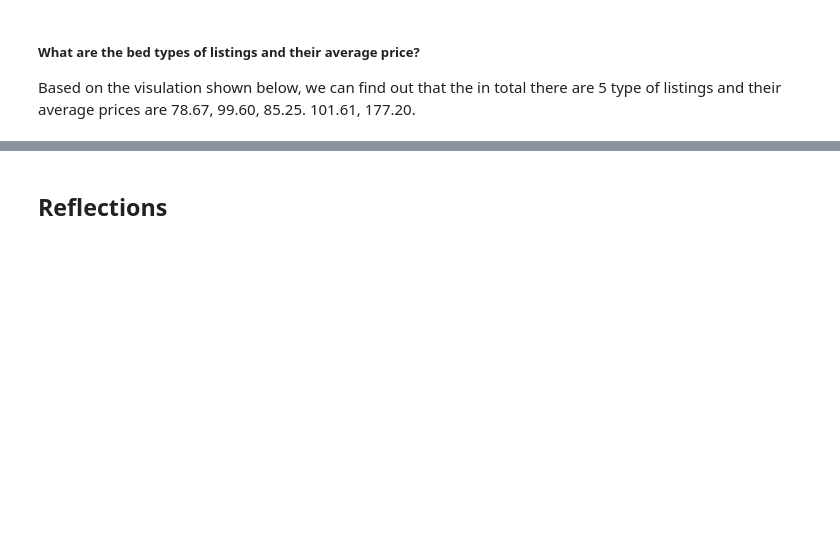
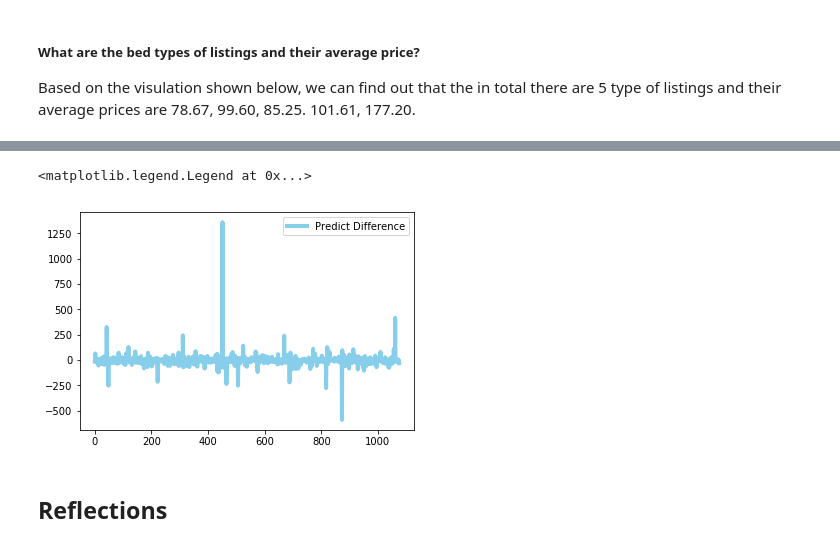
Before and after one commit to BrunoYang0918/Udacity-Data-Scientist, a Jupyter notebook: Project One: Writing a Data Science Blog Post/AirBNB Data Analysis.ipynb, the cells around one changed output, grey strips where cells are left out. Saved outputs shown, nothing was run; the diff lists cells and outputs as text; code cells hidden in the pictures; blank space fills up the shorter version.

```diff
--- a/Project One: Writing a Data Science Blog Post/AirBNB Data Analysis.ipynb
+++ b/Project One: Writing a Data Science Blog Post/AirBNB Data Analysis.ipynb
@@ -342,6 +355,19 @@ lst_df[cat_cols] = lst_df[cat_cols].apply(fill_mode)
 # 2.2 Convert Categorical Variables through pd.get_dummies
 
 def create_dummy_df(df, cat_cols):
+    '''
+    INPUT:
+    df - pandas dataframe with categorical variables you want to dummy
+    cat_cols - list of strings that are associated with names of the categorical columns
+
+    OUTPUT:
+    df - a new dataframe that has the following characteristics:
+            1. contains all columns that were not specified as categorical
+            2. removes all the original columns in cat_cols
+            3. dummy columns for each of the categorical columns in cat_cols
+            4. Use a prefix of the column name with an underscore (_) for separating
+    '''
+
     for col in cat_cols:
         df = pd.concat([df.drop(col, axis=1), pd.get_dummies(df[col], prefix=col, prefix_sep="_", drop_first=True)], axis=1)
     return df
@@ -428,0 +457,8 @@ r2_score(y_test, y_pre)
+# %%
+# Create the Datasets for Visualization
+pre_ret_df = pd.concat([y_test.reset_index().drop(columns='index'), pd.Series(y_pre)], axis=1)
+pre_ret_df = pre_ret_df.rename(columns={'price': 'Real Price', 0: 'Predicted Price'})
+pre_ret_df['Predict Difference'] = pre_ret_df['Real Price'] - pre_ret_df['Predicted Price']
+
+# Sort values to dig out reasons
+pre_ret_df.sort_values(by='Predict Difference').head(10)
@@ -429,3 +477,10 @@ r2_score(y_test, y_pre)
+# %%
+# Using Visualization to check the price difference between prediction and
+plt.plot(pre_ret_df.index, 'Predict Difference', data=pre_ret_df, markersize=12, color='skyblue', linewidth=4)
+plt.legend()
+# %% [output]
+<matplotlib.legend.Legend at 0x...>
+[figure, added]
 # %% [markdown]
 ## Reflections
 # %% [markdown]
```
Also changed, not shown: parts of 8 cells of this notebook.
